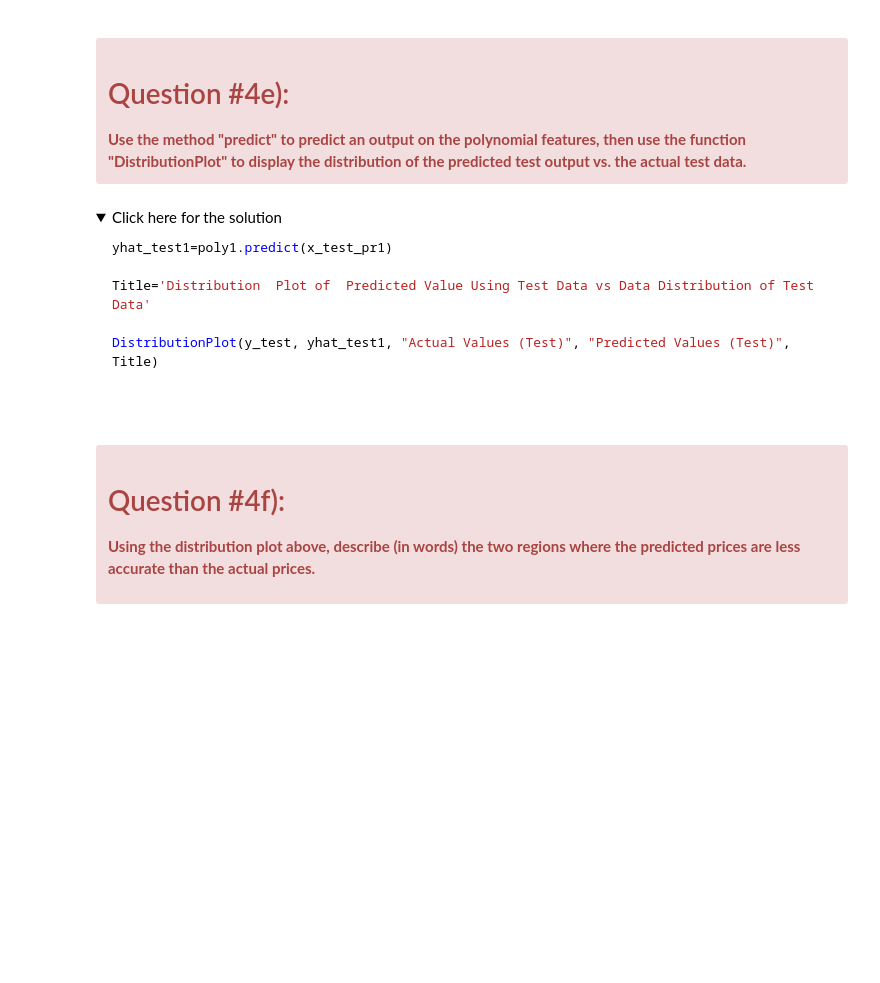
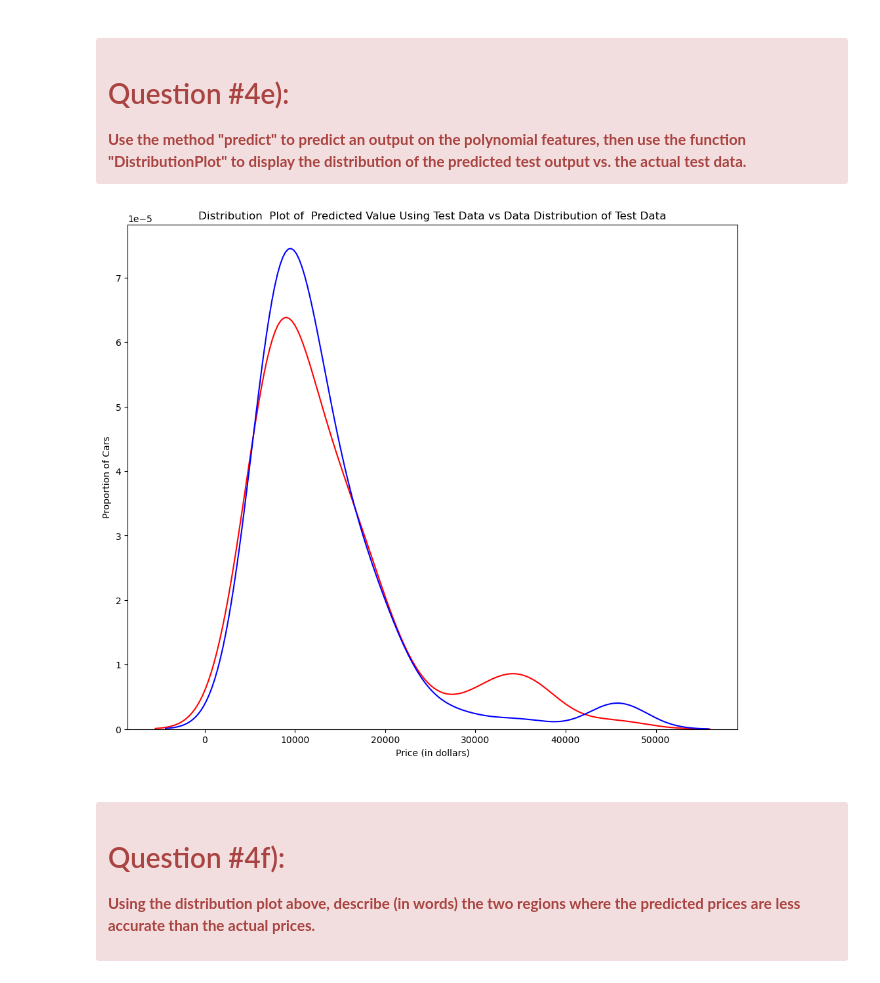
Before and after one commit to PedroRgz/CareerAcademy-IBM-DS-UsedCarsPrices, a Jupyter notebook: Model_Evaluation_and_Refinement_cars.ipynb, the cells around one changed output. Saved outputs shown, nothing was run; the diff lists cells and outputs as text; code cells hidden in the pictures; folded sections open; blank space fills up the shorter version.

````diff
--- a/Model_Evaluation_and_Refinement_cars.ipynb
+++ b/Model_Evaluation_and_Refinement_cars.ipynb
@@ -454,3 +443,5 @@ pr1=PolynomialFeatures(degree=2)
+# %%
+pr1=PolynomialFeatures(degree=2)
 # %% [markdown]
 <div class="alert alert-danger alertdanger" style="margin-top: 20px">
 <h1> Question  #4b): </h1>
@@ -474,0 +452,4 @@ x_test_pr1=pr1.fit_transform(x_test[['horsepower', 'curb-weight', 'engine-size',
+# %%
+x_train_pr1=pr1.fit_transform(x_train[['horsepower', 'curb-weight', 'engine-size', 'highway-mpg']])
+x_test_pr1=pr1.fit_transform(x_test[['horsepower', 'curb-weight', 'engine-size', 'highway-mpg']])
+pr1
@@ -520,3 +483,5 @@ poly1=LinearRegression().fit(x_train_pr1,y_train)
+# %%
+poly1=LinearRegression().fit(x_train_pr1,y_train)
 # %% [markdown]
  <div class="alert alert-danger alertdanger" style="margin-top: 20px">
 <h1> Question  #4e): </h1>
@@ -527,16 +490,15 @@ poly1=LinearRegression().fit(x_train_pr1,y_train)
-# %% [markdown]
-<details><summary>Click here for the solution</summary>
-
-```python
-yhat_test1=poly1.predict(x_test_pr1)
-
-Title='Distribution  Plot of  Predicted Value Using Test Data vs Data Distribution of Test Data'
-
-DistributionPlot(y_test, yhat_test1, "Actual Values (Test)", "Predicted Values (Test)", Title)
-
-```
-
-</details>
+# %%
+yhat_p1 = poly1.predict(x_test_pr1)
+
+Title='Distribution  Plot of  Predicted Value Using Test Data vs Data Distribution of Test Data'
+
+DistributionPlot(y_test,
+                 yhat_p1,
+                 "Actual Values (Test)",
+                 "Predicted Values (Test)",
+                 Title)
+# %% [output]
+[figure, added]
 # %% [markdown]
 <div class="alert alert-danger alertdanger" style="margin-top: 20px">
 <h1> Question  #4f): </h1>
````
Also changed, not shown: parts of 14 cells of this notebook.
